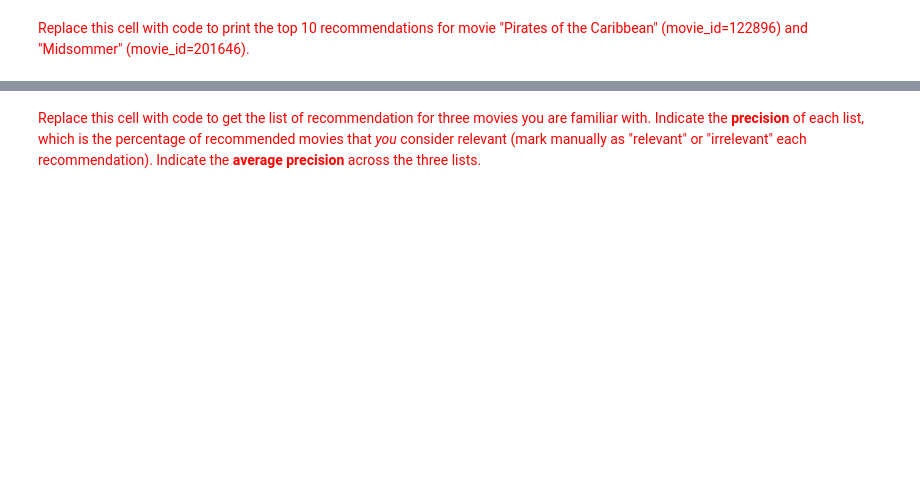
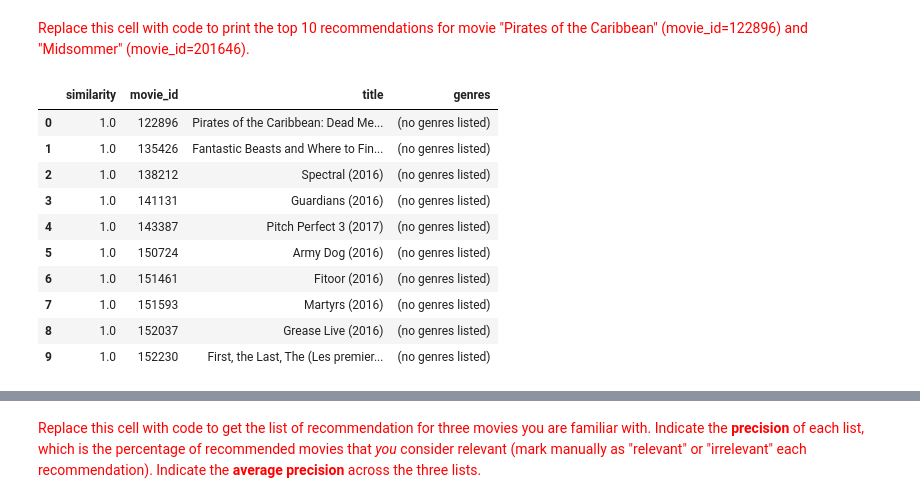
Before and after one commit to BernatQuintilla/data-mining-course, a Jupyter notebook: practicum/ps05/ps05_content_based_recsys.ipynb, the cells around one changed output, grey strips where cells are left out. Cells and saved outputs as stored; diff of their text form; code cells hidden in the pictures; blank space fills up the shorter version.

```diff
--- a/practicum/ps05/ps05_content_based_recsys.ipynb
+++ b/practicum/ps05/ps05_content_based_recsys.ipynb
@@ -445,3 +558,12 @@ display(movies_filtered.head(5))
 | 4 | 10904 | 122904 | Deadpool (2016) | Action|Adventure|Comedy|Sci-Fi | 2016 | ['Action', 'Adventure', 'Comedy',... |
 # %% [markdown]
 <font size="+1" color="red">Replace this cell with your code to generate "tfidf_matrix"</font>
+# %%
+# Create a TfidfVectorizer with ngram_range=(1, 2) and stop_words=None
+tfidf_vectorizer = TfidfVectorizer(ngram_range=(1, 2))
+
+# Fit and transform the 'genres_str' column to compute the TF-IDF vectors
+tfidf_matrix = tfidf_vectorizer.fit_transform(movies_filtered['genres_arr'])
+
+# Verify the shape of the resulting tfidf_matrix
+print(tfidf_matrix.shape)
@@ -572,2 +738,18 @@ def genre_content_based_recommendations(movie_id, movies, similarities, num_movi
 # %% [markdown]
 <font size="+1" color="red">Replace this cell with code to print the top 10 recommendations for movie "Pirates of the Caribbean" (movie_id=122896) and "Midsommer" (movie_id=201646).</font>
+# %%
+#10 Recommendations for movie "Pirates of the Caribbean"
+recommendations = genre_content_based_recommendations(122896, movies_filtered, cosine_sim, num_movies=10)
+recommendations.head(10)
+# %% [output]
+|  | similarity | movie_id | title | genres |
+| 0 | 1.0 | 122896 | Pirates of the Caribbean: Dead Me... | (no genres listed) |
+| 1 | 1.0 | 135426 | Fantastic Beasts and Where to Fin... | (no genres listed) |
+| 2 | 1.0 | 138212 | Spectral (2016) | (no genres listed) |
+| 3 | 1.0 | 141131 | Guardians (2016) | (no genres listed) |
+| 4 | 1.0 | 143387 | Pitch Perfect 3 (2017) | (no genres listed) |
+| 5 | 1.0 | 150724 | Army Dog (2016) | (no genres listed) |
+| 6 | 1.0 | 151461 | Fitoor (2016) | (no genres listed) |
+| 7 | 1.0 | 151593 | Martyrs (2016) | (no genres listed) |
+| 8 | 1.0 | 152037 | Grease Live (2016) | (no genres listed) |
+| 9 | 1.0 | 152230 | First, the Last, The (Les premier... | (no genres listed) |
```
Also changed, not shown: parts of 19 cells of this notebook.
